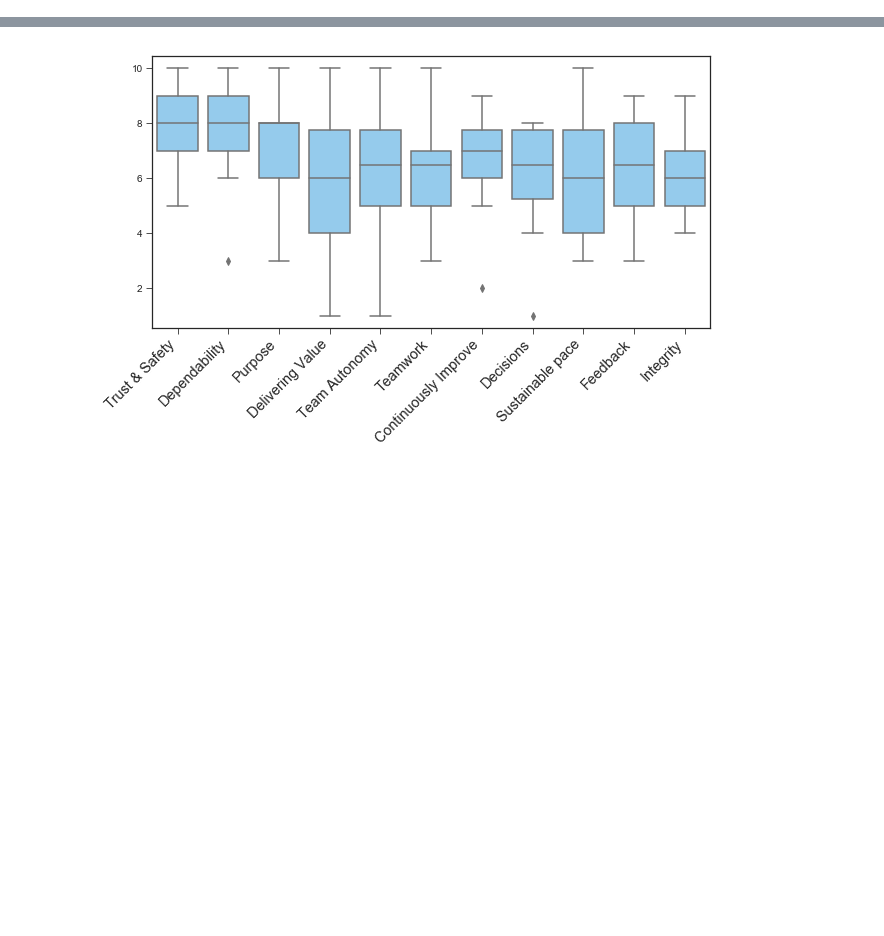
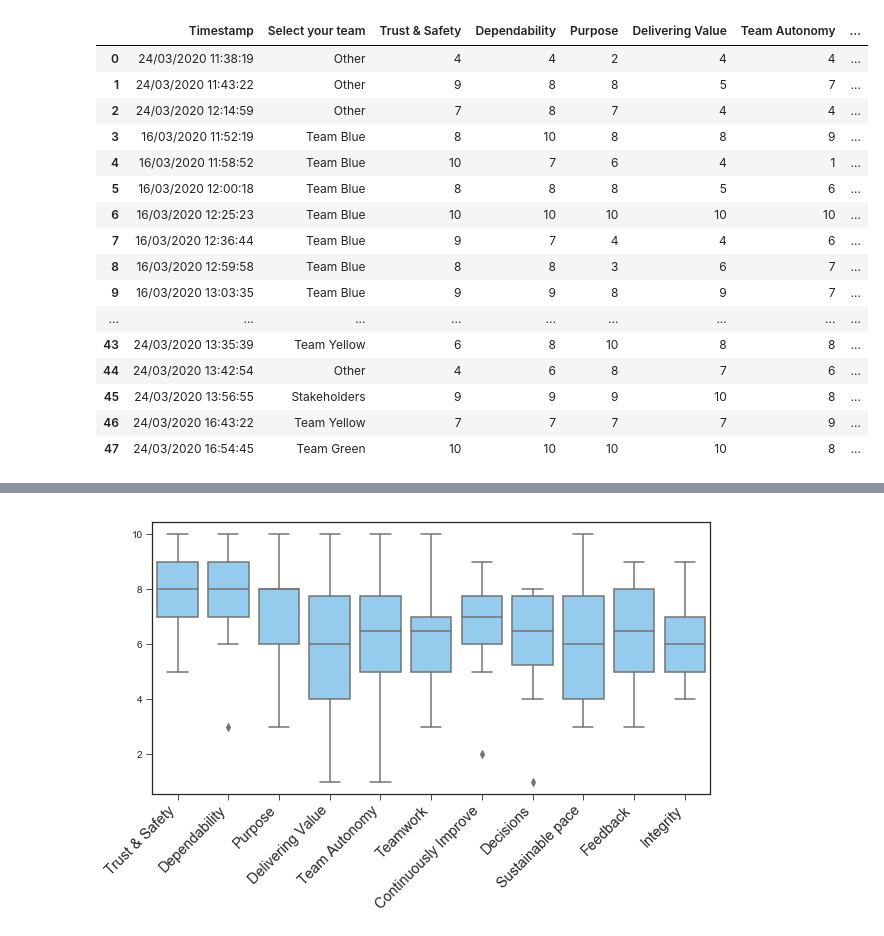
Before and after one commit to marisly/stats, a Jupyter notebook: charts.ipynb, the cells around one changed output, grey strips where cells are left out. Drawn from its saved outputs; the diff is of its cells as text; code cells hidden in the pictures; blank space fills up the shorter version.

```diff
--- a/charts.ipynb
+++ b/charts.ipynb
@@ -6,4 +6,23 @@ import numpy as np
 import matplotlib.pyplot as plt
 import seaborn as sns
 # %%
-df = pd.read_csv('mShop PI 3 Health Check (Responses) - Form responses 1.csv')
+df = pd.read_csv('mShop PI 3 Health Check (Responses) - Form responses 1 (Final).csv')
+df
+# %% [output]
+|  | Timestamp | Select your team | Trust & Safety | Dependability | Purpose | Delivering Value | Team Autonomy | ... |
+| 0 | 24/03/2020 11:38:19 | Other | 4 | 4 | 2 | 4 | 4 | ... |
+| 1 | 24/03/2020 11:43:22 | Other | 9 | 8 | 8 | 5 | 7 | ... |
+| 2 | 24/03/2020 12:14:59 | Other | 7 | 8 | 7 | 4 | 4 | ... |
+| 3 | 16/03/2020 11:52:19 | Team Blue | 8 | 10 | 8 | 8 | 9 | ... |
+| 4 | 16/03/2020 11:58:52 | Team Blue | 10 | 7 | 6 | 4 | 1 | ... |
+| 5 | 16/03/2020 12:00:18 | Team Blue | 8 | 8 | 8 | 5 | 6 | ... |
+| 6 | 16/03/2020 12:25:23 | Team Blue | 10 | 10 | 10 | 10 | 10 | ... |
+| 7 | 16/03/2020 12:36:44 | Team Blue | 9 | 7 | 4 | 4 | 6 | ... |
+| 8 | 16/03/2020 12:59:58 | Team Blue | 8 | 8 | 3 | 6 | 7 | ... |
+| 9 | 16/03/2020 13:03:35 | Team Blue | 9 | 9 | 8 | 9 | 7 | ... |
+| ... | ... | ... | ... | ... | ... | ... | ... | ... |
+| 43 | 24/03/2020 13:35:39 | Team Yellow | 6 | 8 | 10 | 8 | 8 | ... |
+| 44 | 24/03/2020 13:42:54 | Other | 4 | 6 | 8 | 7 | 6 | ... |
+| 45 | 24/03/2020 13:56:55 | Stakeholders | 9 | 9 | 9 | 10 | 8 | ... |
+| 46 | 24/03/2020 16:43:22 | Team Yellow | 7 | 7 | 7 | 7 | 9 | ... |
+| 47 | 24/03/2020 16:54:45 | Team Green | 10 | 10 | 10 | 10 | 8 | ... |
```
Also changed, not shown: parts of 6 cells of this notebook.
